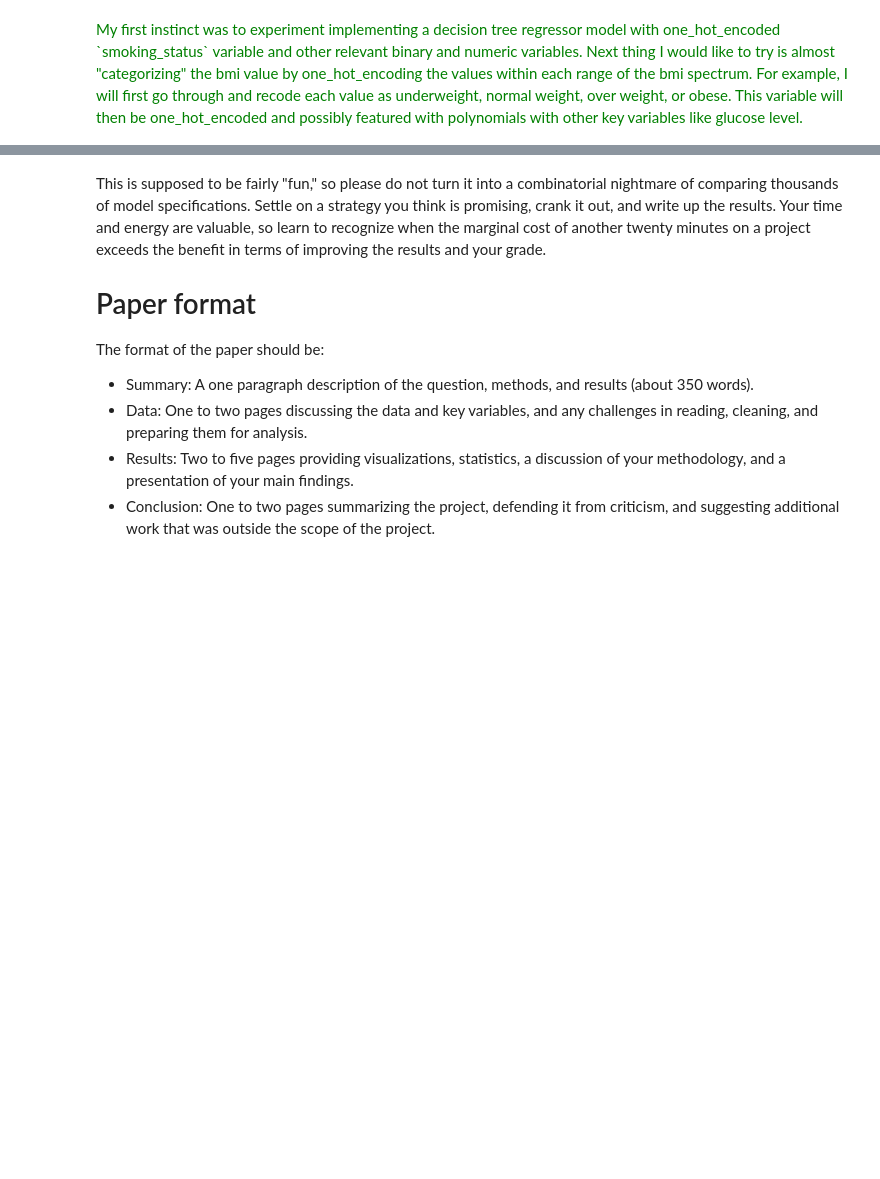
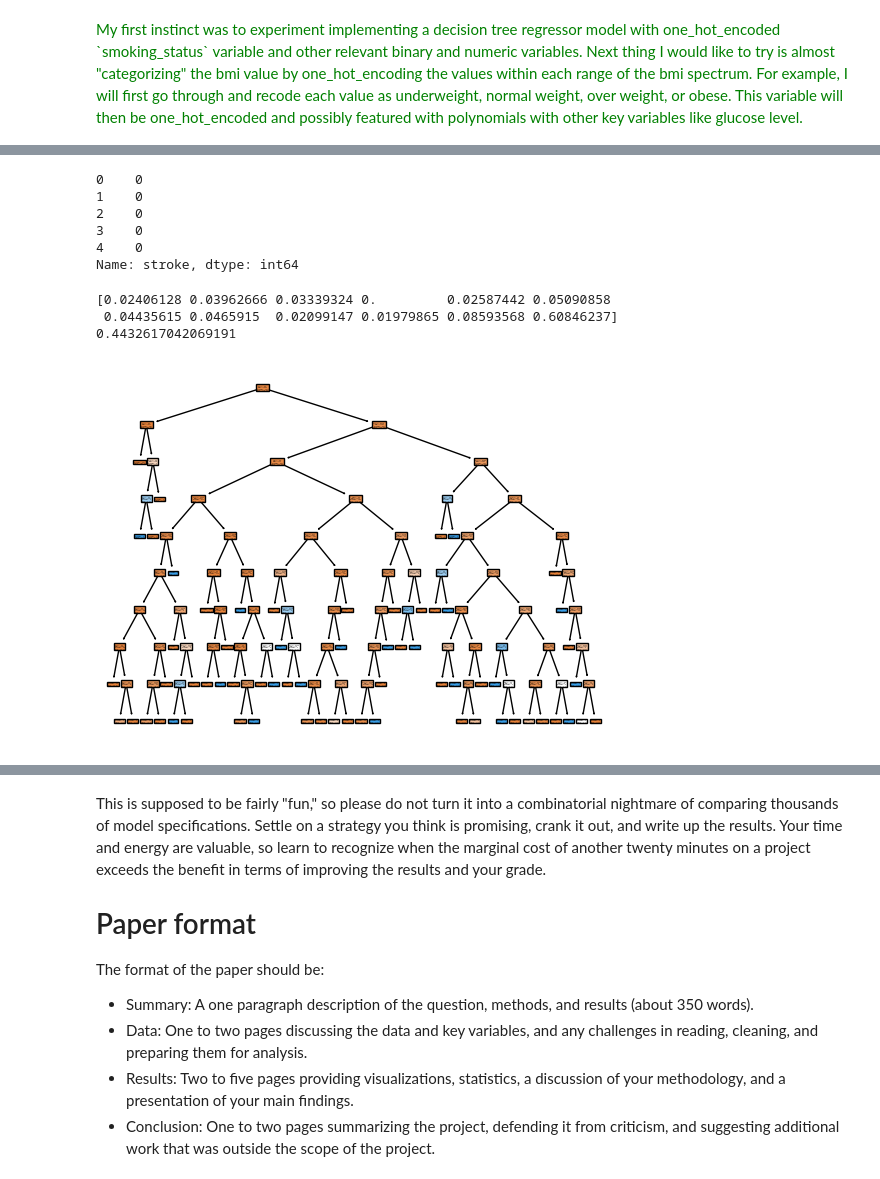
Before and after one commit to DS3001/group9, a Jupyter notebook: project_2/lab2.ipynb, the cells around one changed output, grey strips where cells are left out. Cells and saved outputs as stored; diff of their text form; code cells hidden in the pictures; blank space fills up the shorter version.

Commit message:
Started featuring section with bmi_groups, discussed first model result

```diff
--- a/project_2/lab2.ipynb
+++ b/project_2/lab2.ipynb
@@ -237,0 +273,11 @@ My first instinct was to experiment implementing a decision tree regressor model
+# %%
+# Need to one-hot-encode new 'bmi_group' variable
+temp = pd.get_dummies(df_train_ohe['bmi_group'])
+temp = pd.concat([df_train_ohe, temp], axis=1)
+df_train_ohe = temp
+
+temp = pd.get_dummies(df_test_ohe['bmi_group'])
+temp = pd.concat([df_test_ohe, temp], axis=1)
+df_test_ohe = temp
+
+df_test_ohe.head()
@@ -237,0 +291,43 @@ My first instinct was to experiment implementing a decision tree regressor model
+# %%
+X_train = df_train_ohe[['hypertension', 'heart_disease', 'ever_married', 'Underweight', 'Normal', 'Overweight', 'Obese','never smoked', 'formerly smoked', 'smokes', 'gender', 'avg_glucose_level']]
+y_train = df_train_ohe['stroke']
+
+X_test = df_test_ohe[['hypertension', 'heart_disease', 'ever_married', 'Underweight', 'Normal', 'Overweight', 'Obese','never smoked', 'formerly smoked', 'smokes', 'gender', 'avg_glucose_level']]
+y_test = df_test_ohe['stroke']
+
+y_test.head()
+# %% [output]
+0    0
+1    0
+2    0
+3    0
+4    0
+Name: stroke, dtype: int64
+# %%
+## Decision Tree
+from sklearn import tree
+
+model = tree.DecisionTreeClassifier(max_depth=9) # Fit the classifier
+cart = model.fit(X_train, y_train)
+tree.plot_tree(cart,filled=True)
+
+print(model.feature_importances_)
+## Make Predictions on the Test Set
+y_hat_cart = cart.predict(X_test)
+residuals_cart = y_test - y_hat_cart
+
+
+SSE_cart = np.sum( (y_test-y_hat_cart)**2 )
+MSE_cart = (1/len(y_test))*np.sum( (y_test-y_hat_cart)**2 )
+RMSE_cart = (SSE_cart/len(y_test))**(1/2)
+
+TSS = np.sum( (y_test - y_train.mean())**2 ) # found in model_evaluation doc
+
+R2_cart = 1 - SSE_cart/TSS
+
+print(RMSE_cart)
+# %% [output]
+[0.02406128 0.03962666 0.03339324 0.         0.02587442 0.05090858
+ 0.04435615 0.0465915  0.02099147 0.01979865 0.08593568 0.60846237]
+0.4432617042069191
+[figure, added]
```
Also changed, not shown: parts of 10 cells of this notebook.
